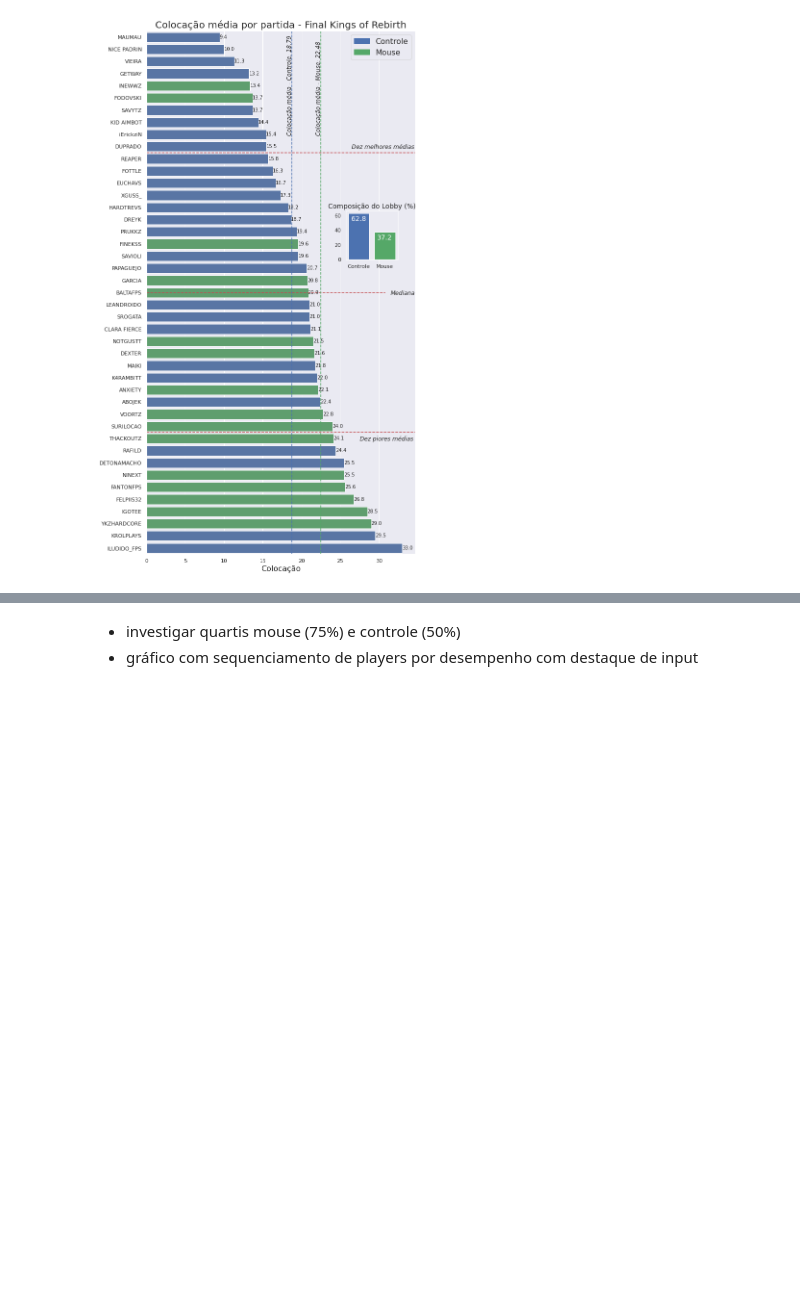
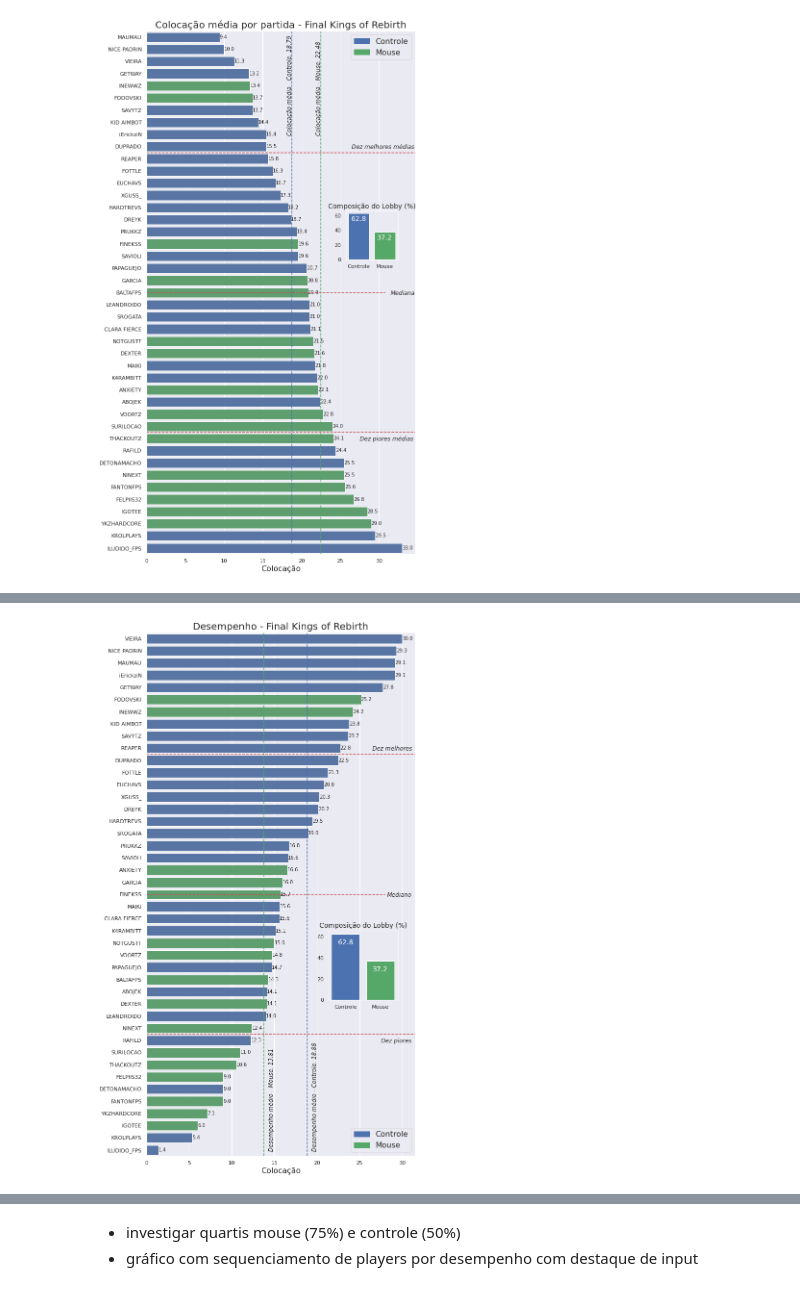
Before and after one commit to GodoyLucas/king_of_rebirth, a Jupyter notebook: Notebooks/King_of_Rebirth_Final.ipynb, the cells around one changed output, grey strips where cells are left out. Drawn from its saved outputs; the diff is of its cells as text; code cells hidden in the pictures; blank space fills up the shorter version.

Commit message:
Consolidando desempenho

```diff
--- a/Notebooks/King_of_Rebirth_Final.ipynb
+++ b/Notebooks/King_of_Rebirth_Final.ipynb
@@ -562,0 +558,5 @@ sns.boxplot(x = 'input', y = 'kills', data = final_tratado)
+# %%
+players['dif_colocacao_media_max'] = players['Colocação Média'].max()-players['Colocação Média']
+players['indice_desempenho'] = players['dif_colocacao_media_max'] + players['Kills Média']
+players = players.sort_values('indice_desempenho', ascending=False)
+players.head()
@@ -562,0 +570,53 @@ sns.boxplot(x = 'input', y = 'kills', data = final_tratado)
+# %%
+sns.set(style="darkgrid")
+
+cores = ['b' if i == 'controle' else 'g' for i in players['input']]
+
+fig, ax = plt.subplots(figsize=(10, 20))
+plot = sns.barplot(data=players, y='player', x='indice_desempenho', palette=cores, ax=ax, orient = 'h')
+
+for i in plot.patches:
+  rotulo_dados = i.get_width().round(1)
+  plot.annotate(rotulo_dados,
+                (i.get_width(), i.get_y() + i.get_height() / 2),
+                va='center', fontsize = 10)
+
+plt.axhline(9.5, 0, 1, color='r', **{'ls': 'dashed'})
+plt.axhline(32.5, 0, 1, color='r', **{'ls': 'dashed'})
+plt.axhline(21, 0, 0.89, color='r', **{'ls': 'dashed'})
+plt.axvline((players.query('input == "mouse"')['indice_desempenho'].mean()), 0, 1, color='g', **{'ls': 'dashed'})
+plt.axvline((players.query('input == "controle"')['indice_desempenho'].mean()), 0, 1, color='b', **{'ls': 'dashed'})
+
+controle = mpatches.Patch(color='b', label='Controle')
+mouse = mpatches.Patch(color='g', label='Mouse')
+plt.legend(handles=[controle, mouse], fontsize=16)
+
+ax.set_title('Desempenho - Final Kings of Rebirth', fontsize=20)
+ax.set_ylabel('')
+ax.set_xlabel('Colocação', fontsize=16)
+ax.text(26.5, 9.2, 'Dez melhores', style='italic')
+ax.text(28.2, 21.2, 'Mediano', style='italic')
+ax.text(27.5, 33.2, 'Dez piores', style='italic')
+
+desempenho_medio_mouse = players.query('input == "mouse"')['indice_desempenho'].mean().round(2)
+desempenho_medio_controle = players.query('input == "controle"')['indice_desempenho'].mean().round(2)
+
+ax.text(desempenho_medio_mouse+0.5, 42, 'Desempenho médio - Mouse: ' + str(desempenho_medio_mouse), style='italic', rotation=90)
+ax.text(desempenho_medio_controle+0.5, 42, 'Desempenho médio - Controle: ' + str(desempenho_medio_controle), style='italic', rotation=90)
+
+cores2 = ['b' if i == 'controle' else 'g' for i in dist_freq_input.index]
+
+percentual_players = fig.add_axes([0.65, 0.35, 0.2, 0.1])
+percentual_players.bar(dist_freq_input.index, dist_freq_input['Percentual de players (%)'], color=cores2, tick_label=['Controle', 'Mouse'])
+percentual_players.grid(False)
+percentual_players.set_title('Composição do Lobby (%)', fontsize=14)
+
+for i in percentual_players.patches:
+  rotulo_dados = i.get_height().round(1)
+  percentual_players.annotate(rotulo_dados,
+                (i.get_x() + i.get_width() / 2, i.get_height()-10),
+                ha='center', fontsize = 14, color='white')
+
+plt.show(plot)
+# %% [output]
+[figure, added]
```
Also changed, not shown: parts of 5 cells of this notebook.
